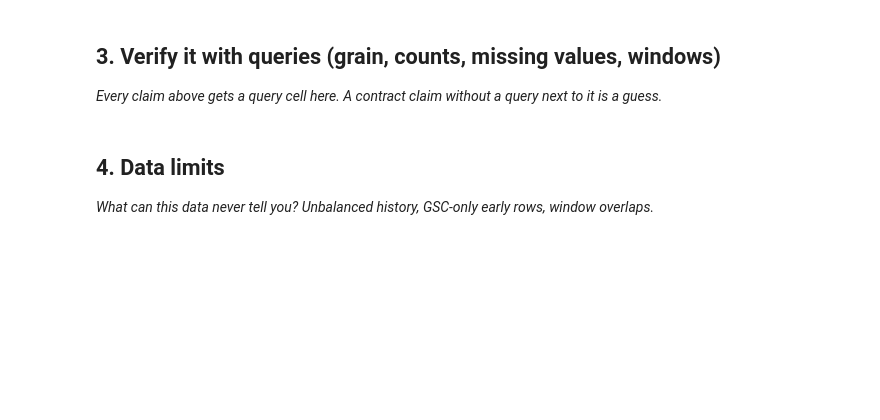
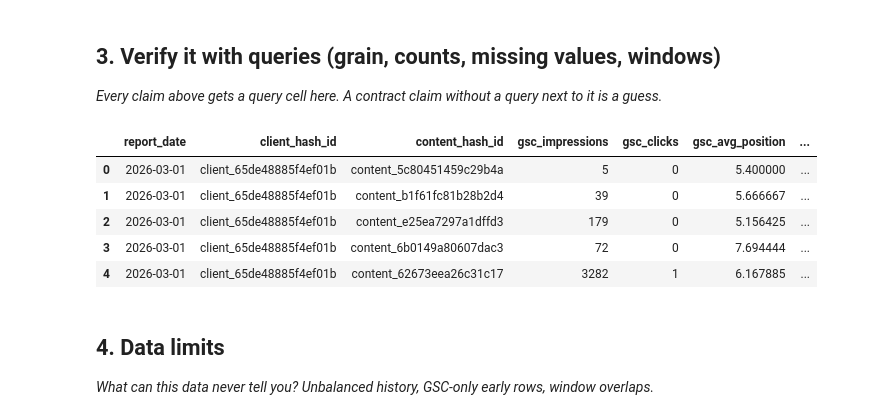
Before and after one commit to MohamedX86/flyrank-ml-internship-2026, a Jupyter notebook: work/notebooks/w03_data_contract.ipynb, the cells around one changed output. Drawn from its saved outputs; the diff is of its cells as text; code cells hidden in the pictures; blank space fills up the shorter version.

```diff
--- a/work/notebooks/w03_data_contract.ipynb
+++ b/work/notebooks/w03_data_contract.ipynb
@@ -13,3 +40,14 @@ This skeleton is yours to fill. Work the sections **in order** — each one has
 # %%
 # This cell is for CODE (numbers, a query, a check).
 # Write your text answer in the cell ABOVE this one — typing sentences here breaks Run All.
+# %%
+import duckdb
+
+con = duckdb.connect()
+
+con.sql("""
+INSTALL httpfs;
+LOAD httpfs;
+""")
+
+print("DuckDB Ready")
@@ -27,6 +197,34 @@ This skeleton is yours to fill. Work the sections **in order** — each one has
 # %%
 # This cell is for CODE (numbers, a query, a check).
 # Write your text answer in the cell ABOVE this one — typing sentences here breaks Run All.
+# %%
+feature_frame = con.sql("""
+SELECT
+    report_date,
+    client_hash_id,
+    content_hash_id,
+    gsc_impressions,
+    gsc_clicks,
+    gsc_avg_position,
+    ga4_pageviews,
+    ga4_sessions
+FROM read_parquet(
+'hf://datasets/FlyRank/internship-warehouse/fact_content_daily_performance/month=2026-03/*.parquet'
+)
+WHERE
+    gsc_data_available IS TRUE
+    AND ga4_data_available IS TRUE
+LIMIT 1000
+""").df()
+
+feature_frame.head()
+# %% [output]
+|  | report_date | client_hash_id | content_hash_id | gsc_impressions | gsc_clicks | gsc_avg_position | ... |
+| 0 | 2026-03-01 | client_65de48885f4ef01b | content_5c80451459c29b4a | 5 | 0 | 5.400000 | ... |
+| 1 | 2026-03-01 | client_65de48885f4ef01b | content_b1f61fc81b28b2d4 | 39 | 0 | 5.666667 | ... |
+| 2 | 2026-03-01 | client_65de48885f4ef01b | content_e25ea7297a1dffd3 | 179 | 0 | 5.156425 | ... |
+| 3 | 2026-03-01 | client_65de48885f4ef01b | content_6b0149a80607dac3 | 72 | 0 | 7.694444 | ... |
+| 4 | 2026-03-01 | client_65de48885f4ef01b | content_62673eea26c31c17 | 3282 | 1 | 6.167885 | ... |
 # %% [markdown]
 ## 4. Data limits
 
```
Also changed, not shown: parts of 15 cells of this notebook.
